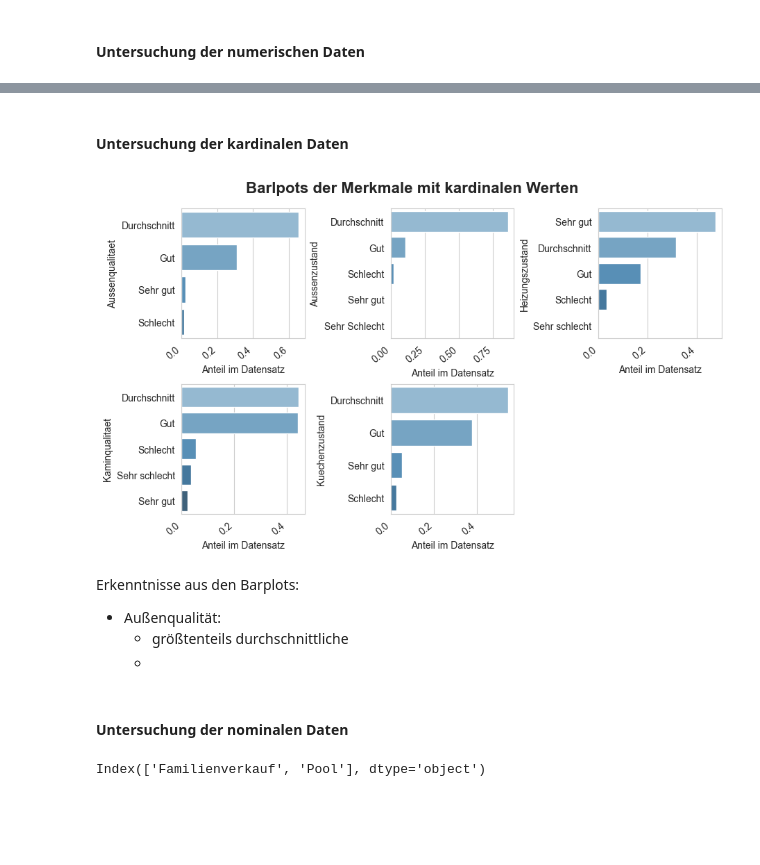
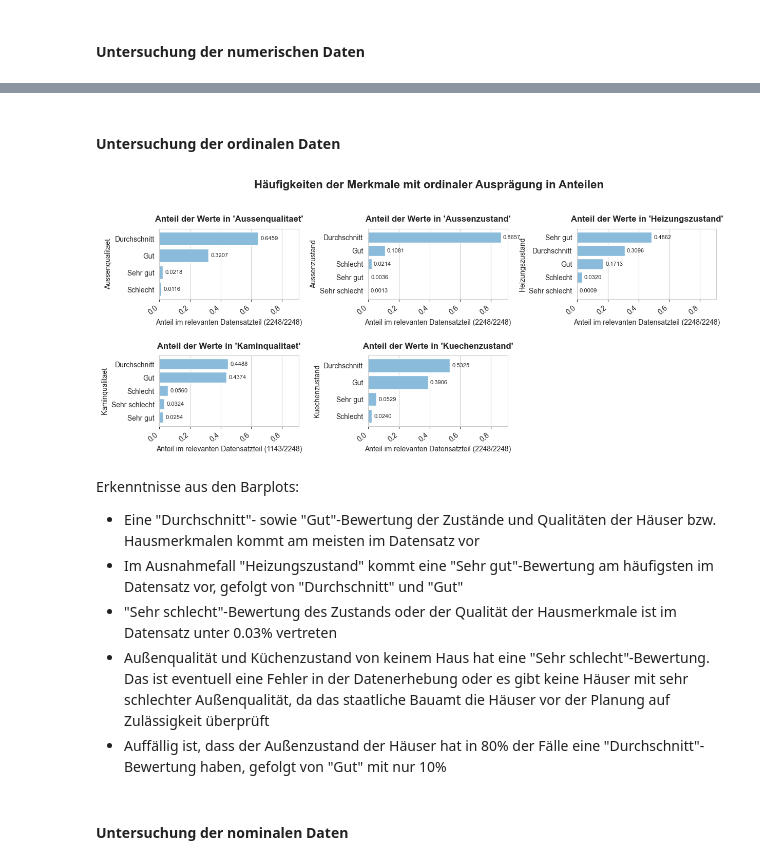
Before and after one commit to juliabb1/Data-Science-Programmentwurf, a Jupyter notebook: Programmentwurf/programmentwurf.ipynb, the cells around one changed output, grey strips where cells are left out. Cells and saved outputs as stored; diff of their text form; code cells hidden in the pictures; blank space fills up the shorter version.

```diff
--- a/Programmentwurf/programmentwurf.ipynb
+++ b/Programmentwurf/programmentwurf.ipynb
@@ -163,18 +242,19 @@ data_ordinal = data[["Keller", "Besonderheiten", "Lage"]]
 # %% [markdown]
 #### Untersuchung der numerischen Daten
 # %%
-fig, axes = plt.subplots(3,5, figsize=(10, 10), sharey=False, constrained_layout=True)
-fig.suptitle("Boxplots der Merkmale mit numerischen Werten", fontsize=16, fontweight="bold", y=1.05)
+fig, axes = plt.subplots(4,4, figsize=(10, 12), sharey=False, constrained_layout=True)
+fig.suptitle("Boxplots der Merkmale mit kardinaler Ausprägung", fontsize=16, fontweight="bold", y=1.05)
 
-# Erstellen der Boxplots von Merkmalen mit numerischer Ausprägung
+# Erstellen der Boxplots von Merkmalen mit kardinaler Ausprägung
 j = 0
 k = 0
-for i in data_numeric.columns:
-    if(k == 5):
+for i in data_kardinal.columns:
+    if(k == 4):
         k = 0
         j += 1
-    sns.boxplot(data=data[i], ax=axes[j][k], showmeans=True, color="white")
+    sns.boxplot(data=data_kardinal[i], ax=axes[j][k], showmeans=True, color="white", medianprops=dict(color="darkblue", alpha=0.7))
     axes[j][k].set_ylabel(i)
+    axes[j][k].set_title("Boxplot von " + i)
     k += 1
 
 # Styling
@@ -182,8 +262,9 @@ sns.set_palette("Blues_d")
 sns.set_style("whitegrid")
 
 # Löschen leerer Subplots
-fig.delaxes(axes[2][4])
-fig.delaxes(axes[2][3])
+fig.delaxes(axes[3][1])
+fig.delaxes(axes[3][2])
+fig.delaxes(axes[3][3])
 
 plt.show()
 # %% [output]
@@ -231,42 +350,43 @@ Erkenntnisse aus den Boxplots:
 # %% [markdown]
-#### Untersuchung der kardinalen Daten
+#### Untersuchung der ordinalen Daten
 # %%
-fig, axes = plt.subplots(2,3, figsize=(9, 5), sharey=False, constrained_layout=True)
-fig.suptitle("Barlpots der Merkmale mit kardinalen Werten", fontsize=16, fontweight="bold", y=1.07)
+fig, axes = plt.subplots(2,3, figsize=(14, 5), sharey=False, sharex=True, constrained_layout=False)
+fig.suptitle("Häufigkeiten der Merkmale mit ordinaler Ausprägung in Anteilen", fontsize=16, fontweight="bold", y=1.07)
+fig.subplots_adjust(wspace=0.5, hspace=0.8)
 
-# Erstellen der Barplots von Merkmalen mit kardinaler Ausprägung
+# Erstellen der Barplots von Merkmalen mit ordinaler Ausprägung
 j = 0
 k = 0
-for i in data_kardinal.columns:
-    if(i != "Keller" and i != "Lage" and i != "Besonderheiten"):
-        if(k == 3):
-            k = 0
-            j += 1
-        counts = data[i].value_counts() / data[i].notna().sum()
-        sns.barplot(y=counts.index, x=counts.values, ax=axes[j][k], orient="h")
-        axes[j][k].set_xticklabels(axes[j][k].get_xticklabels(), rotation=40, ha="right")
-        axes[j][k].set_xlabel("Anteil im Datensatz")
-        axes[j][k].set_ylabel(i)
-        k += 1
+for i in data_ordinal.iloc[:,:-1].columns:
+    if(k == 3):
+        k = 0
+        j += 1
+    counts = data_ordinal[i].value_counts() / data_ordinal[i].notna().sum()
+    sns.barplot(y=counts.index, x=counts.values, ax=axes[j][k], orient="h")
+    axes[j][k].tick_params(axis='x', which='both', bottom=True, top=False, labelbottom=True)
+    axes[j][k].set_xticklabels(axes[j][k].get_xticklabels(), rotation=40, ha="right")
+    axes[j][k].set_xlabel(f"Anteil im relevanten Datensatzteil ({data_ordinal[i].notna().sum()}/{len(data_ordinal[i])})")
+    axes[j][k].set_ylabel(i)
+    axes[j][k].set_title("Anteil der Werte in '" + i + "'", fontweight="bold", pad=10)
+    bars = axes[j][k].barh(counts.index, counts.values)
+    axes[j][k].bar_label(bars, fmt='%.4f', padding=3, size=8)
+    k += 1
 
 # Styling
 sns.set_palette("Blues_d")
 sns.set_style("whitegrid")
-
 # Löschen leerer Subplots
 fig.delaxes(axes[1][2])
 
 plt.show()
 # %% [output]
-[figure, old version]
+[figure, new version]
-# %% [markdown]
-Erkenntnisse aus den Barplots:
-- Außenqualität:
-    - größtenteils durchschnittliche
-    -
+# %% [markdown]
+Erkenntnisse aus den Barplots:
+- Eine "Durchschnitt"- sowie "Gut"-Bewertung der Zustände und Qualitäten der Häuser bzw. Hausmerkmalen kommt am meisten im Datensatz vor
+- Im Ausnahmefall "Heizungszustand" kommt eine "Sehr gut"-Bewertung am häufigsten im Datensatz vor, gefolgt von "Durchschnitt" und "Gut"
+- "Sehr schlecht"-Bewertung des Zustands oder der Qualität der Hausmerkmale ist im Datensatz unter 0.03% vertreten
+- Außenqualität und Küchenzustand von keinem Haus hat eine "Sehr schlecht"-Bewertung. Das ist eventuell eine Fehler in der Datenerhebung oder es gibt keine Häuser mit sehr schlechter Außenqualität, da das staatliche Bauamt die Häuser vor der Planung auf Zulässigkeit überprüft
+- Auffällig ist, dass der Außenzustand der Häuser hat in 80% der Fälle eine "Durchschnitt"-Bewertung haben, gefolgt von "Gut" mit nur 10%
 # %% [markdown]
 #### Untersuchung der nominalen Daten
-# %%
-anteil_besonderheiten.index
-# %% [output]
-Index(['Familienverkauf', 'Pool'], dtype='object')
```
Also changed, not shown: parts of 24 cells of this notebook.
